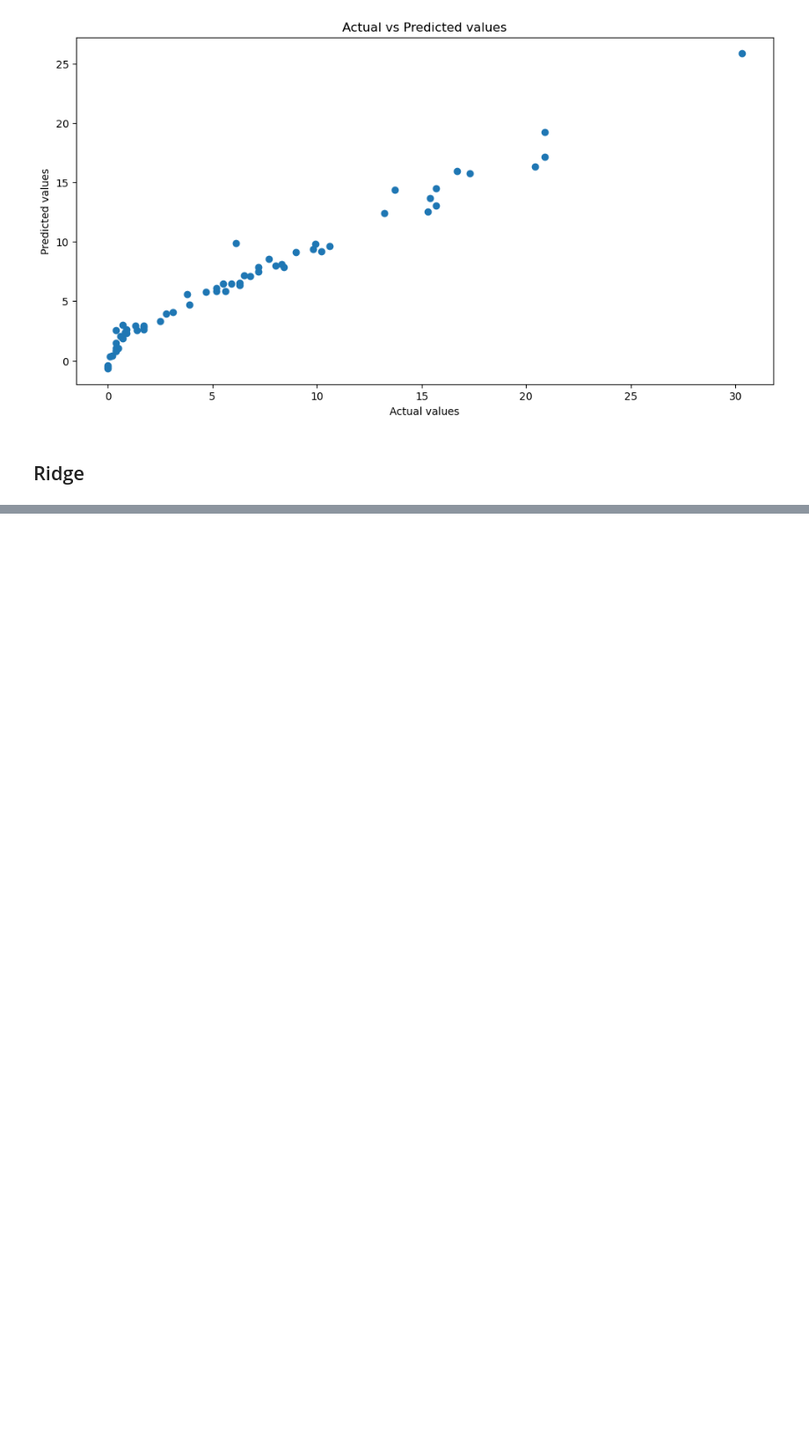
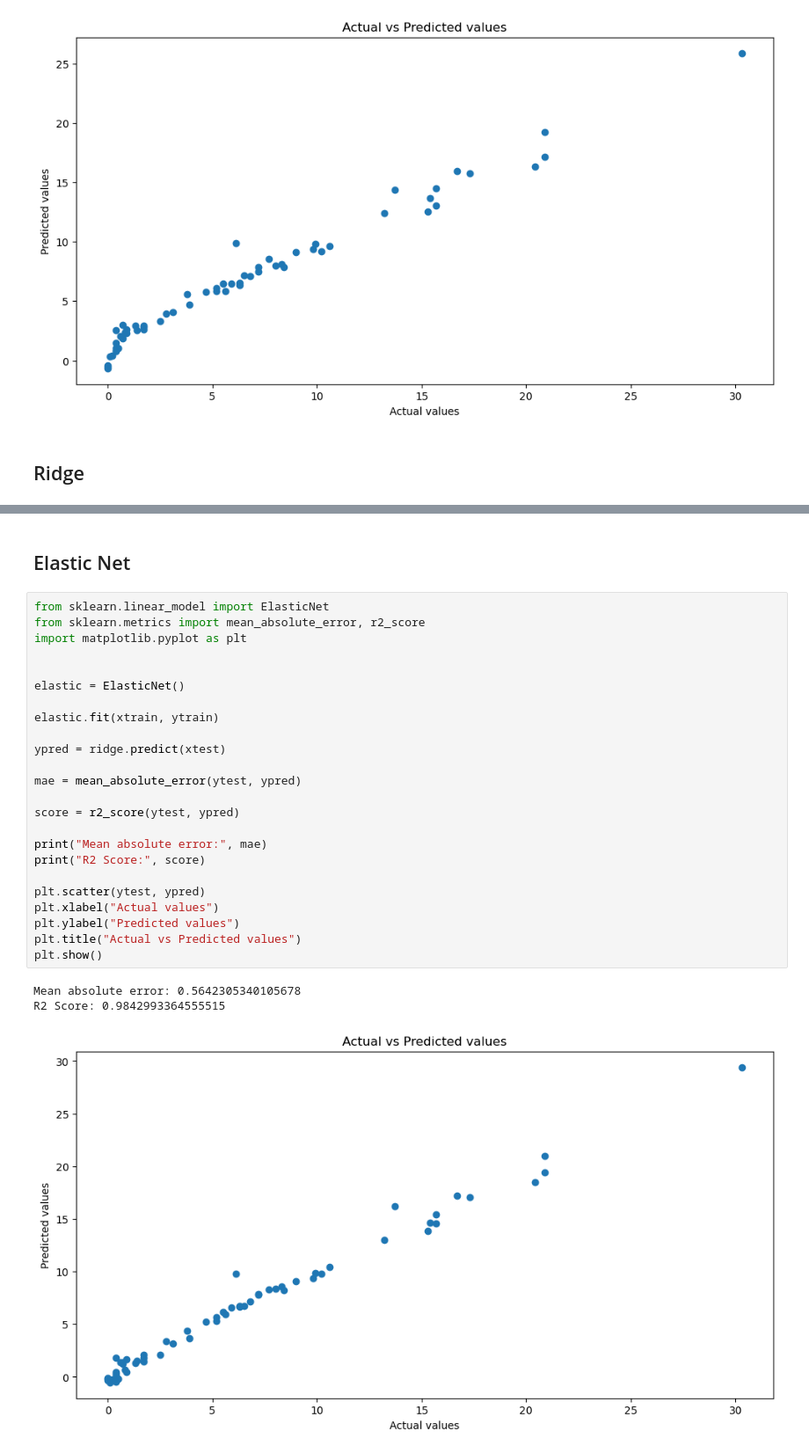
Before and after one commit to sai14karthik/Algerian_Forest_Fires, a Jupyter notebook: model.ipynb, the cells around one changed output, grey strips where cells are left out. Shown at 88% size. Drawn from its saved outputs; the diff is of its cells as text; blank space fills up the shorter version.

```diff
--- a/model.ipynb
+++ b/model.ipynb
@@ -244,0 +245,30 @@ R2 Score: 0.949202026311239
+# %% [markdown]
+## Elastic Net
+# %%
+from sklearn.linear_model import ElasticNet
+from sklearn.metrics import mean_absolute_error, r2_score
+import matplotlib.pyplot as plt
+
+
+elastic = ElasticNet()
+
+elastic.fit(xtrain, ytrain)
+
+ypred = ridge.predict(xtest)
+
+mae = mean_absolute_error(ytest, ypred)
+
+score = r2_score(ytest, ypred)
+
+print("Mean absolute error:", mae)
+print("R2 Score:", score)
+
+plt.scatter(ytest, ypred)
+plt.xlabel("Actual values")
+plt.ylabel("Predicted values")
+plt.title("Actual vs Predicted values")
+plt.show()
+# %% [output]
+Mean absolute error: 0.5642305340105678
+R2 Score: 0.9842993364555515
+[figure, added]
```
Also changed, not shown: parts of 1 cell of this notebook.
